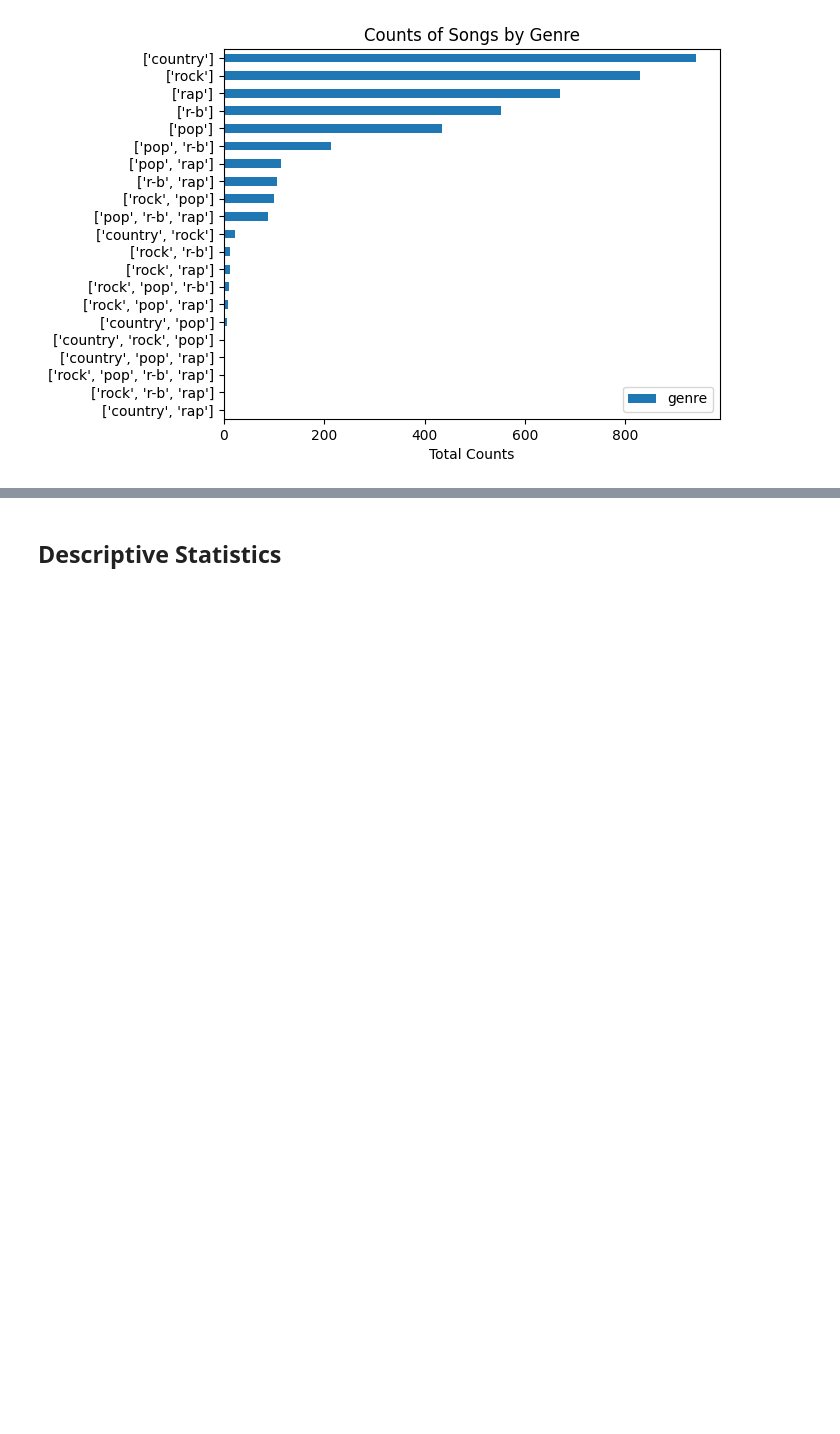
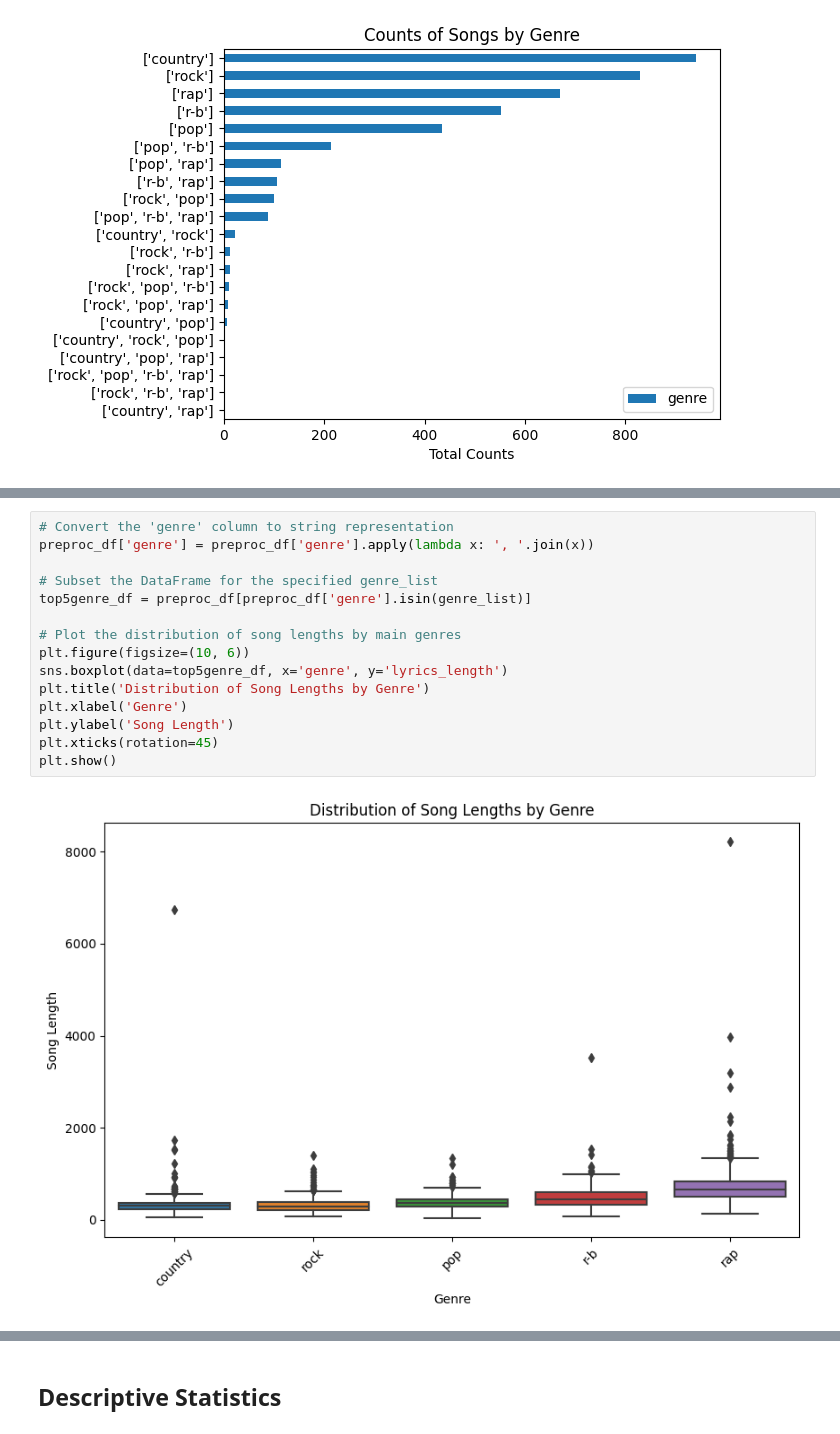
Before and after one commit to hunterblum/Multi-Genre-Classification, a Jupyter notebook: 03_EDA.ipynb, the cells around one changed output, grey strips where cells are left out. Drawn from its saved outputs; the diff is of its cells as text; blank space fills up the shorter version.

Commit message:
Descriptive stats and boxplot added

```diff
--- a/03_EDA.ipynb
+++ b/03_EDA.ipynb
@@ -55,0 +67,17 @@ plt.show()
+# %%
+# Convert the 'genre' column to string representation
+preproc_df['genre'] = preproc_df['genre'].apply(lambda x: ', '.join(x))
+
+# Subset the DataFrame for the specified genre_list
+top5genre_df = preproc_df[preproc_df['genre'].isin(genre_list)]
+
+# Plot the distribution of song lengths by main genres
+plt.figure(figsize=(10, 6))
+sns.boxplot(data=top5genre_df, x='genre', y='lyrics_length')
+plt.title('Distribution of Song Lengths by Genre')
+plt.xlabel('Genre')
+plt.ylabel('Song Length')
+plt.xticks(rotation=45)
+plt.show()
+# %% [output]
+[figure, added]
```
Also changed, not shown: parts of 5 cells of this notebook.
